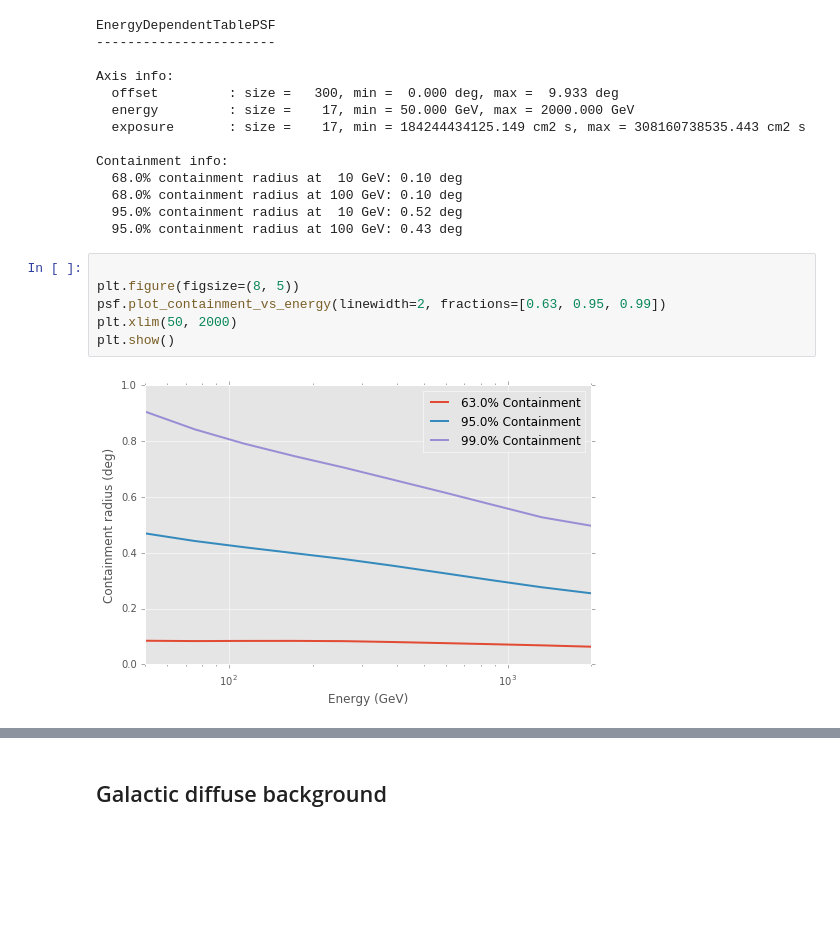
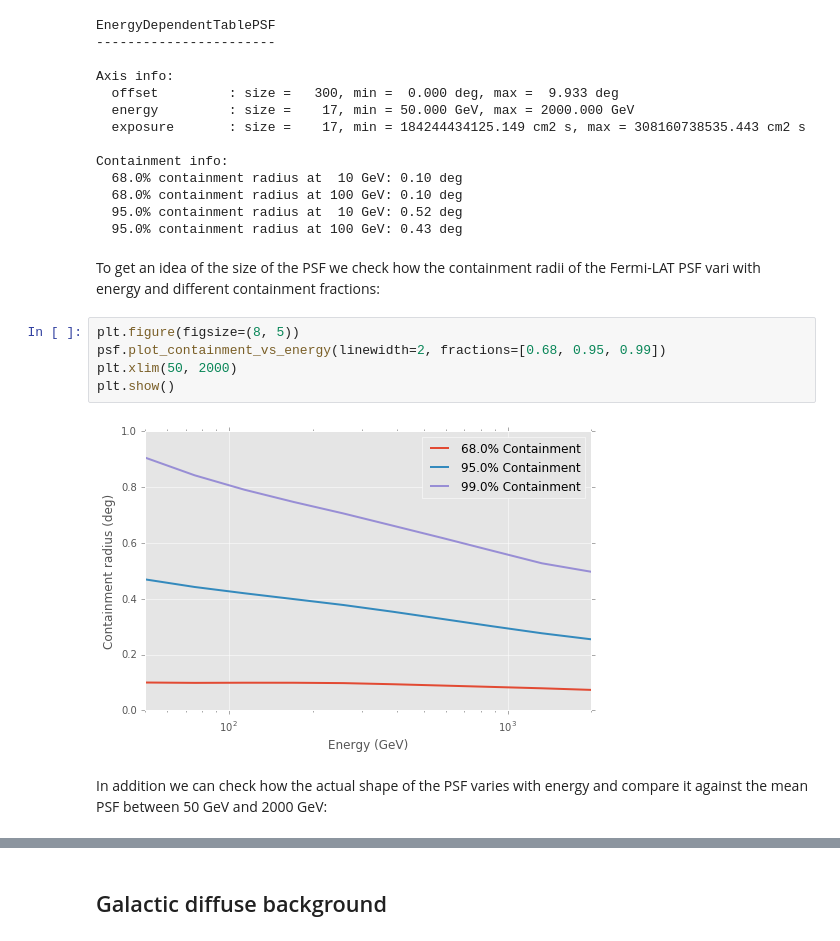
Before and after one commit to gammapy/gammapy-extra, a Jupyter notebook: notebooks/data_fermi_lat.ipynb, the cells around one changed output, grey strips where cells are left out. Saved outputs shown, nothing was run; the diff lists cells and outputs as text; blank space fills up the shorter version.

Commit message:
Add Fermi-LAT data tutorial notebook

```diff
--- a/notebooks/data_fermi_lat.ipynb
+++ b/notebooks/data_fermi_lat.ipynb
@@ -102,14 +144,17 @@ Containment info:
   68.0% containment radius at 100 GeV: 0.10 deg
   95.0% containment radius at  10 GeV: 0.52 deg
   95.0% containment radius at 100 GeV: 0.43 deg
+# %% [markdown]
+To get an idea of the size of the PSF we check how the containment radii of the Fermi-LAT PSF vari with energy and different containment fractions:
 # %%
-
 plt.figure(figsize=(8, 5))
-psf.plot_containment_vs_energy(linewidth=2, fractions=[0.63, 0.95, 0.99])
+psf.plot_containment_vs_energy(linewidth=2, fractions=[0.68, 0.95, 0.99])
 plt.xlim(50, 2000)
 plt.show()
 # %% [output]
-[figure, old version]
+[figure, new version]
+# %% [markdown]
+In addition we can check how the actual shape of the PSF varies with energy and compare it against the mean PSF between 50 GeV and 2000 GeV:
 # %%
 plt.figure(figsize=(8, 5))
 
```
Also changed, not shown: parts of 35 cells of this notebook, 1 other file.
